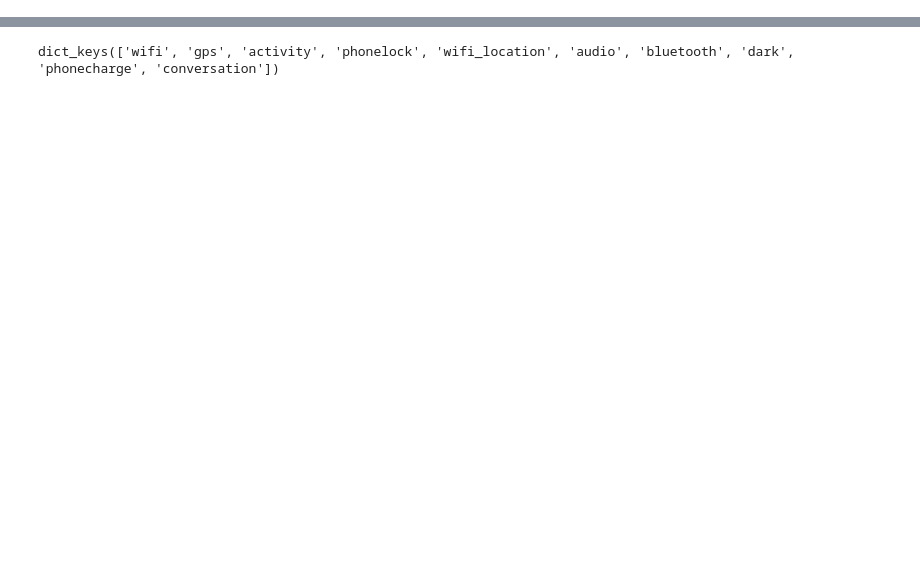
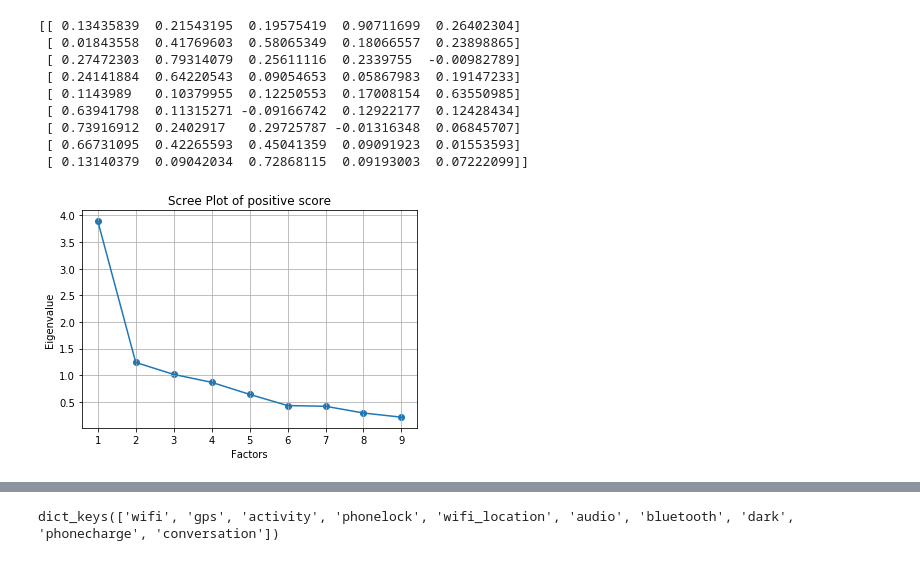
Before and after one commit to shizhs/COMP9417-Project, a Jupyter notebook: Project.ipynb, the cells around one changed output, grey strips where cells are left out. Cells and saved outputs as stored; diff of their text form; code cells hidden in the pictures; blank space fills up the shorter version.

```diff
--- a/Project.ipynb
+++ b/Project.ipynb
@@ -419,0 +126,30 @@ inputs[''][2].head(50)
+# %%
+### Factor Analysis on positive score ###
+fa = FactorAnalyzer(rotation='varimax', n_factors = 5)
+fa.fit(df_pos_pre)
+
+# Check Eigenvalues
+ev, v = fa.get_eigenvalues()
+ev
+
+print(fa.loadings_)
+fa.get_factor_variance()
+df_pos_pre.corr()
+plt.scatter(range(1,df_pos_pre.shape[1]+1),ev)
+plt.plot(range(1,df_pos_pre.shape[1]+1),ev)
+plt.title('Scree Plot of positive score')
+plt.xlabel('Factors')
+plt.ylabel('Eigenvalue')
+plt.grid()
+plt.show()
+# %% [output]
+[[ 0.13435839  0.21543195  0.19575419  0.90711699  0.26402304]
+ [ 0.01843558  0.41769603  0.58065349  0.18066557  0.23898865]
+ [ 0.27472303  0.79314079  0.25611116  0.2339755  -0.00982789]
+ [ 0.24141884  0.64220543  0.09054653  0.05867983  0.19147233]
+ [ 0.1143989   0.10379955  0.12250553  0.17008154  0.63550985]
+ [ 0.63941798  0.11315271 -0.09166742  0.12922177  0.12428434]
+ [ 0.73916912  0.2402917   0.29725787 -0.01316348  0.06845707]
+ [ 0.66731095  0.42265593  0.45041359  0.09091923  0.01553593]
+ [ 0.13140379  0.09042034  0.72868115  0.09193003  0.07222099]]
+[figure, added]
```
Also changed, not shown: parts of 52 cells of this notebook.
